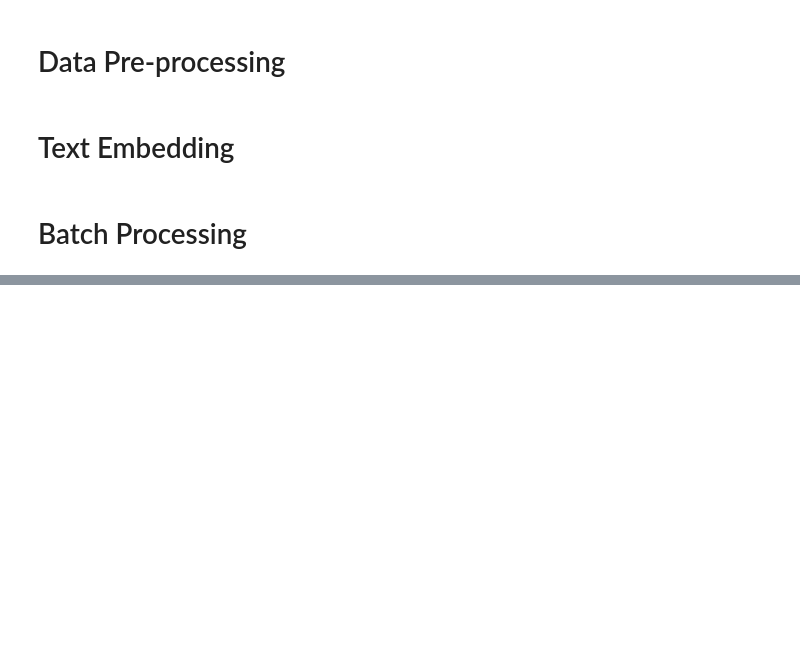
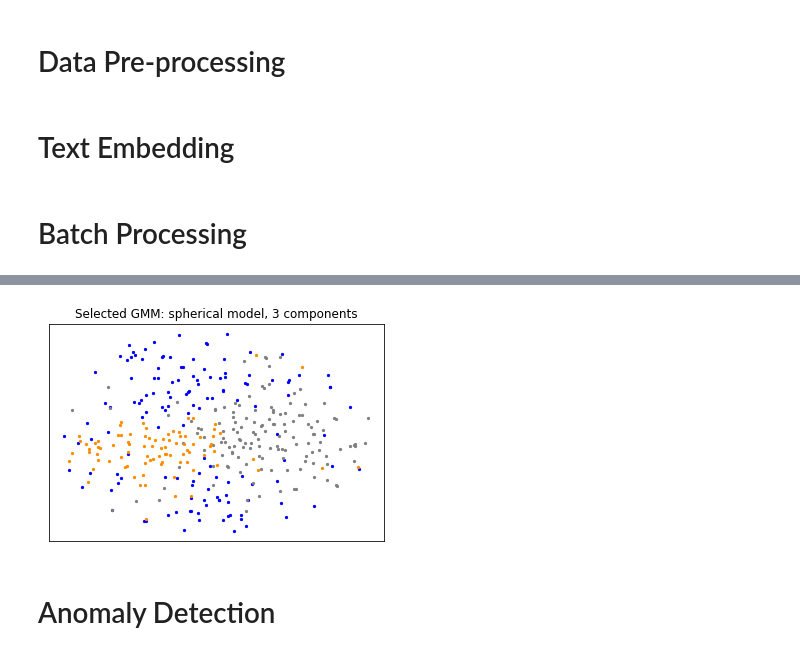
Before and after one commit to emily-mai/Umamics, a Jupyter notebook: CS105_Project.ipynb, the cells around one changed output, grey strips where cells are left out. Saved outputs shown, nothing was run; the diff lists cells and outputs as text; code cells hidden in the pictures; blank space fills up the shorter version.

```diff
--- a/CS105_Project.ipynb
+++ b/CS105_Project.ipynb
@@ -88,0 +160,13 @@ WARNING:tensorflow:9 out of the last 9 calls to <function recreate_function.<loc
+# %%
+# fit and predict GMM on data
+best_gmm = GaussianMixture(n_components=3, covariance_type='spherical').fit(X)
+
+# Y contains generated cluster labels
+Y = best_gmm.predict(X)
+
+# generate plot using TSNE
+plot_tsne(best_gmm, X, Y)
+# %% [output]
+[figure, added]
+# %% [markdown]
+# Anomaly Detection
```
Also changed, not shown: parts of 5 cells of this notebook.
